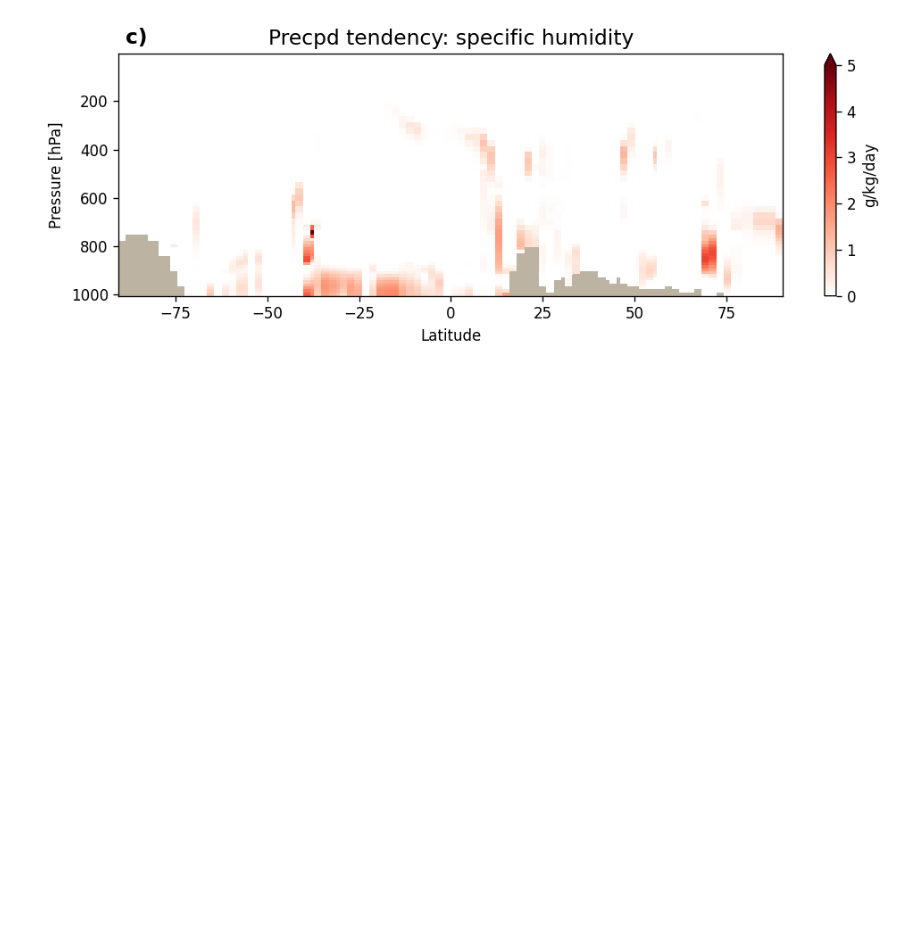
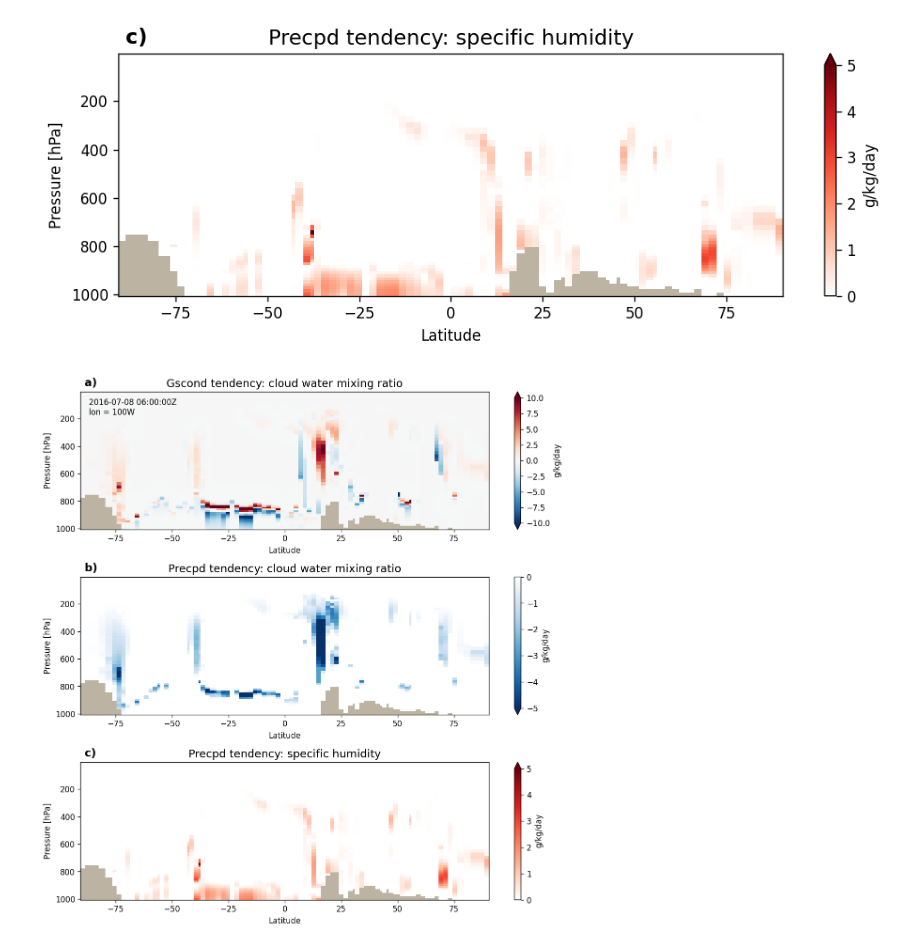
Before and after one commit to ai2cm/zc-emulation-manuscript, a Jupyter notebook: notebooks/transect.ipynb, the cells around one changed output. Saved outputs shown, nothing was run; the diff lists cells and outputs as text; code cells hidden in the pictures; blank space fills up the shorter version.

```diff
--- a/notebooks/transect.ipynb
+++ b/notebooks/transect.ipynb
@@ -55,3 +55,41 @@ common.savefig("precpd-transect-c")
 plt.show()
 # %% [output]
 [figure]
+# %%
+
+fig, axs = plt.subplots(3, 1, dpi=120, figsize=(10, 10))
+ax = axs[0]
+gscond_dcloud.plot(ax=ax, vmin=-10, vmax=10, cmap=common.RdBu_LAND, yincrease=False, cbar_kwargs=dict(label="g/kg/day"))
+ax.set_ylabel("Pressure [hPa]")
+ax.set_xlabel("Latitude")
+ax.text(0.01, 1.04, "a)", fontdict=dict(size=14, weight="bold"), transform=ax.transAxes)
+ax.text(0.02, 0.95, f"{date.strftime()}Z\nlon = 100W", transform=ax.transAxes, va="top")
+ax.set_title("Gscond tendency: cloud water mixing ratio", size=14)
+
+precpd_dcloud = for_plot["tendency_of_cloud_water_due_to_zhao_carr_physics"] - for_plot["tendency_of_cloud_water_due_to_gscond_physics"]
+precpd_dcloud = common.kg_kg_s_to_g_kg_day(precpd_dcloud)
+precpd_dcloud["pressure"] = precpd_dcloud["pressure"] / 100
+
+ax = axs[1]
+precpd_dcloud.plot(ax=ax, vmin=-5, vmax=0, cmap=common.NuBlues_LAND, yincrease=False, cbar_kwargs=dict(label="g/kg/day"))
+ax.set_ylabel("Pressure [hPa]")
+ax.set_xlabel("Latitude")
+ax.set_title("Precpd tendency: cloud water mixing ratio", size=14)
+ax.text(0.01, 1.04, "b)", fontdict=dict(size=14, weight="bold"), transform=ax.transAxes)
+
+
+precpd_dhumidity = for_plot["tendency_of_specific_humidity_due_to_zhao_carr_physics"] - for_plot["tendency_of_specific_humidity_due_to_gscond_physics"]
+precpd_dhumidity = common.kg_kg_s_to_g_kg_day(precpd_dhumidity)
+precpd_dhumidity["pressure"] = precpd_dhumidity["pressure"] / 100
+
+ax = axs[2]
+precpd_dhumidity.plot(ax=ax, vmin=0, vmax=5, cmap=common.NuReds_LAND, yincrease=False, cbar_kwargs=dict(label="g/kg/day"))
+ax.set_ylabel("Pressure [hPa]")
+ax.set_xlabel("Latitude")
+ax.set_title("Precpd tendency: specific humidity", size=14)
+ax.text(0.01, 1.04, "c)", fontdict=dict(size=14, weight="bold"), transform=ax.transAxes)
+plt.tight_layout()
+common.savefig("transect-combined")
+plt.show()
+# %% [output]
+[figure, added]
```
Also changed, not shown: 4 other files.
